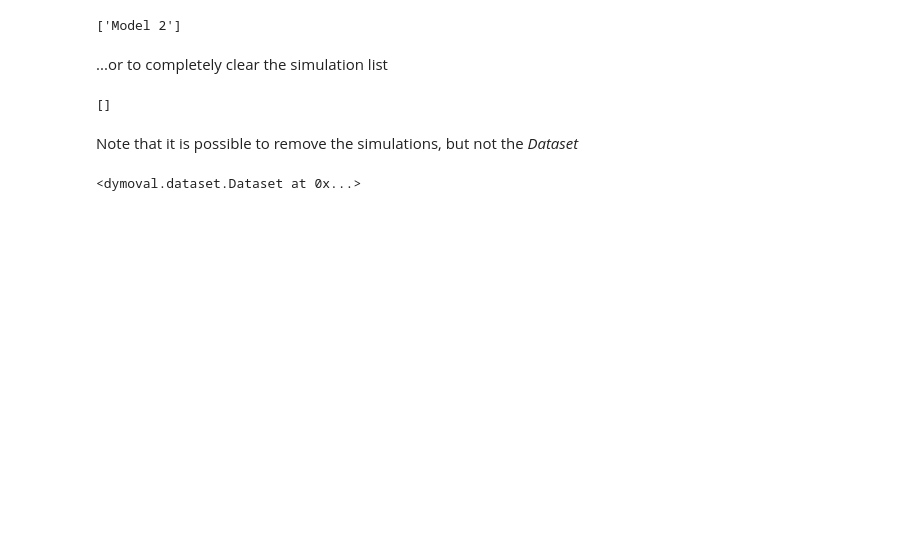
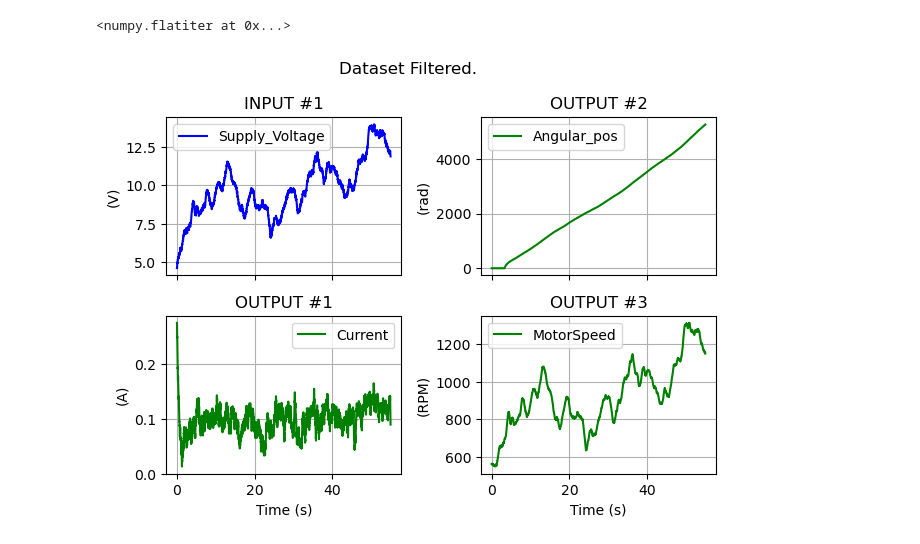
Before and after one commit to VolvoGroup/dymoval, a Jupyter notebook: scripts/tutorial.ipynb, the cells around one changed output. Cells and saved outputs as stored; diff of their text form; code cells hidden in the pictures; blank space fills up the shorter version.

```diff
--- a/scripts/tutorial.ipynb
+++ b/scripts/tutorial.ipynb
@@ -309,18 +95,10 @@ And we can perform other operations, like for example removing some simulation r
-# %%
-vs.drop_simulation('Model 1')
-vs.get_simulations_name()
-# %% [output]
-['Model 2']
-# %% [markdown]
-...or to completely clear the simulation list
-# %%
-vs.clear()
-vs.get_simulations_name()
-# %% [output]
-[]
-# %% [markdown]
-Note that it is possible to remove the simulations, but not the *Dataset*
-# %%
-vs.Dataset
-# %% [output]
-<dymoval.dataset.Dataset at 0x...>
+# %%
+cutoff = 2.5  # [Hz]
+signal_names = [s[1] for s in ds.signal_names()]
+filter_bank = list(product(signal_names,[cutoff]))
+ds_filt = ds.low_pass_filter(*filter_bank)
+ds_filt.name = "Filtered"
+ds_filt.plot()
+# %% [output]
+<numpy.flatiter at 0x...>
+[figure, added]
```
Also changed, not shown: parts of 59 cells of this notebook, 3 other files.
